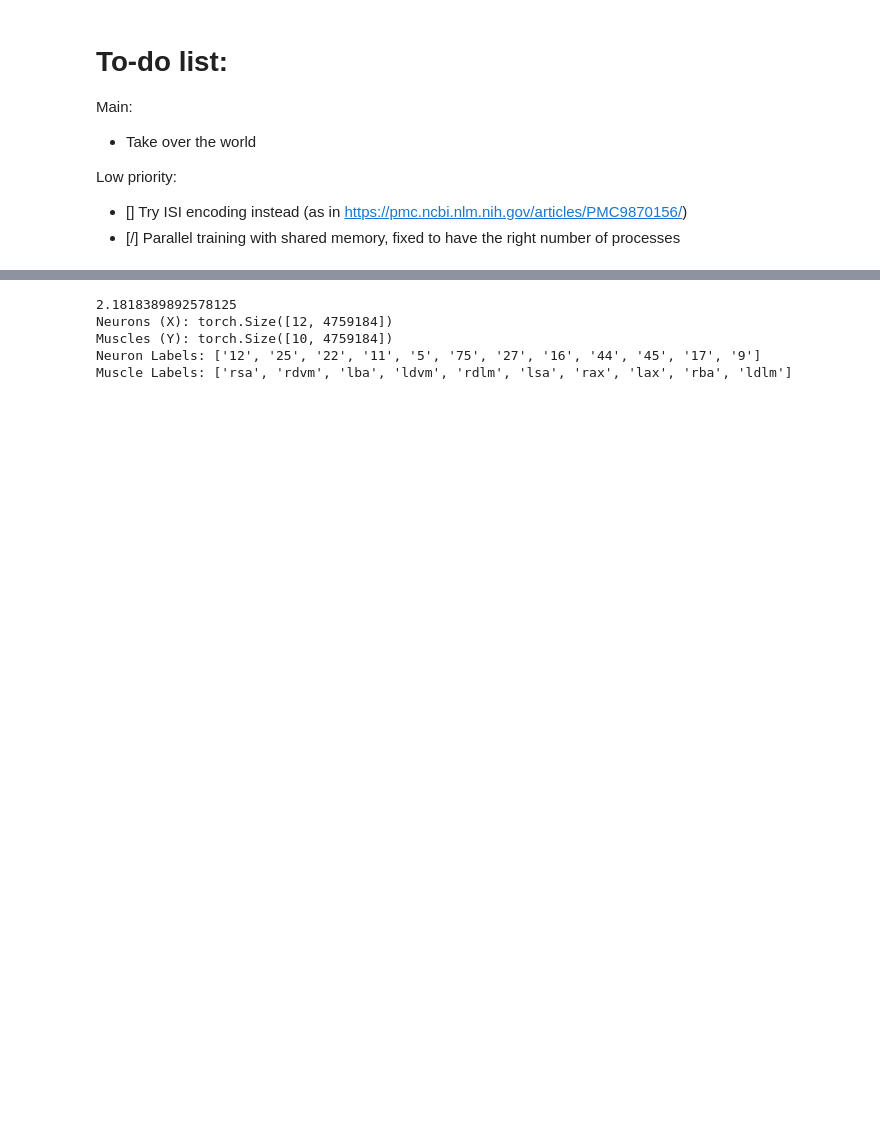
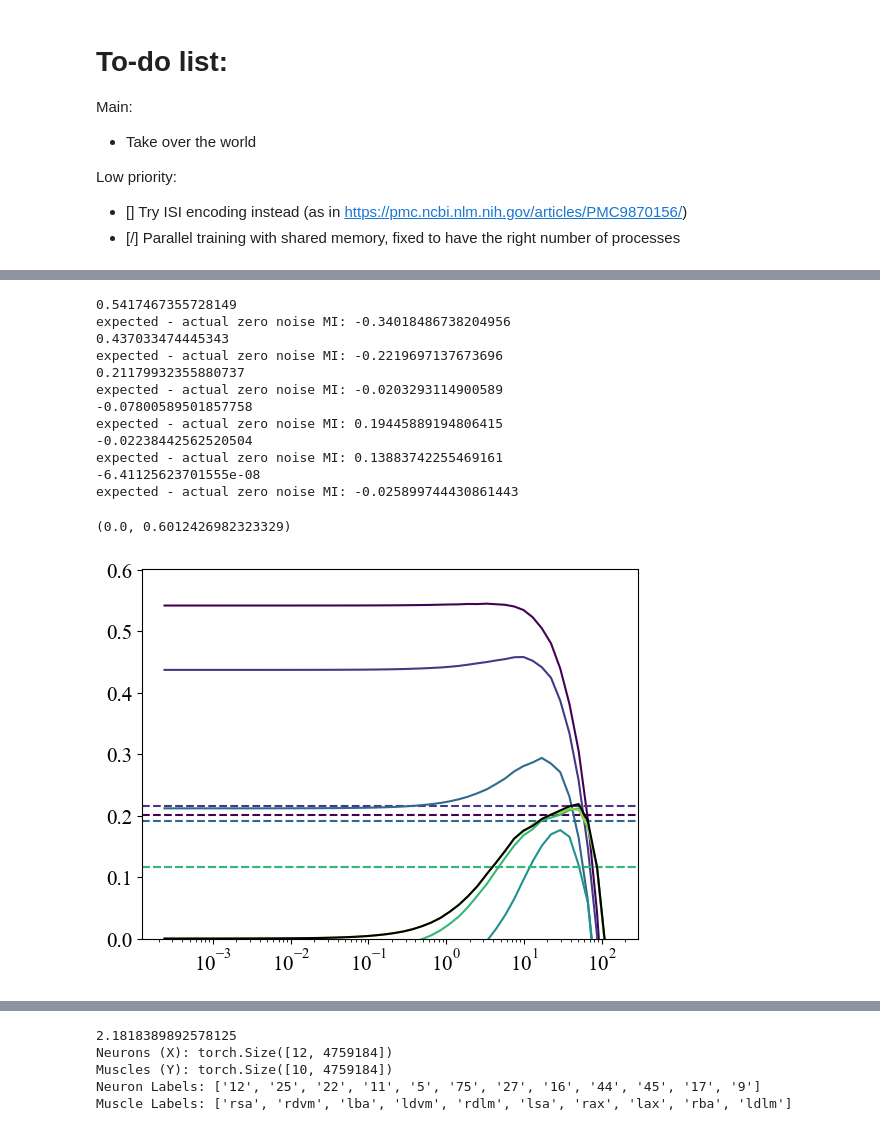
Before and after one commit to LeoJW/VNCMPanalysis, a Jupyter notebook: eslam_MI/Mothy_MI.ipynb, the cells around one changed output, grey strips where cells are left out. Drawn from its saved outputs; the diff is of its cells as text; code cells hidden in the pictures; blank space fills up the shorter version.

```diff
--- a/eslam_MI/Mothy_MI.ipynb
+++ b/eslam_MI/Mothy_MI.ipynb
@@ -183,0 +149,29 @@ ax.set_ylim(0)
+# %%
+import matplotlib.cm as cm
+cmap = plt.cm.viridis
+fig, ax = plt.subplots()
+for i, prec in enumerate(precision_levels):
+    color = cmap(i/len(precision_levels))
+    ax.plot(precision_noise_levels[1:] * 1000, prec_curves[i][1:,:].mean(axis=1), color=color)
+    ind = np.argmin(np.abs(precision_noise_levels - prec))
+    ax.axhline(precision_normal[ind,:].mean(), color=color, linestyle='--')
+    print(prec_curves[i][0,:].mean())
+    print(f'expected - actual zero noise MI: {precision_normal[ind,:].mean() - prec_curves[i][0,:].mean()}')
+ax.plot(precision_noise_levels[1:] * 1000, precision_normal[1:,:].mean(axis=1), color='k')
+ax.set_xscale('log')
+ax.set_ylim(0)
+# %% [output]
+0.5417467355728149
+expected - actual zero noise MI: -0.34018486738204956
+0.437033474445343
+expected - actual zero noise MI: -0.2219697137673696
+0.21179932355880737
+expected - actual zero noise MI: -0.0203293114900589
+-0.07800589501857758
+expected - actual zero noise MI: 0.19445889194806415
+-0.02238442562520504
+expected - actual zero noise MI: 0.13883742255469161
+-6.41125623701555e-08
+expected - actual zero noise MI: -0.025899744430861443
+(0.0, 0.6012426982323329)
+[figure, added]
```
Also changed, not shown: parts of 14 cells of this notebook, 1 other file.
